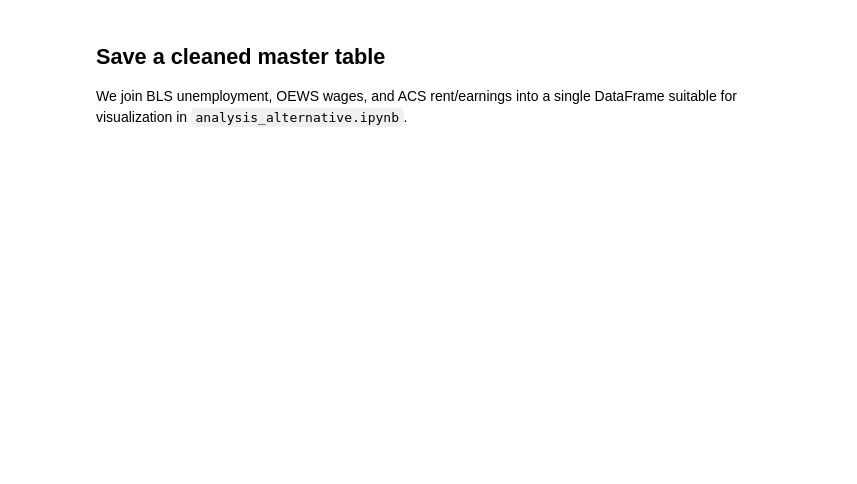
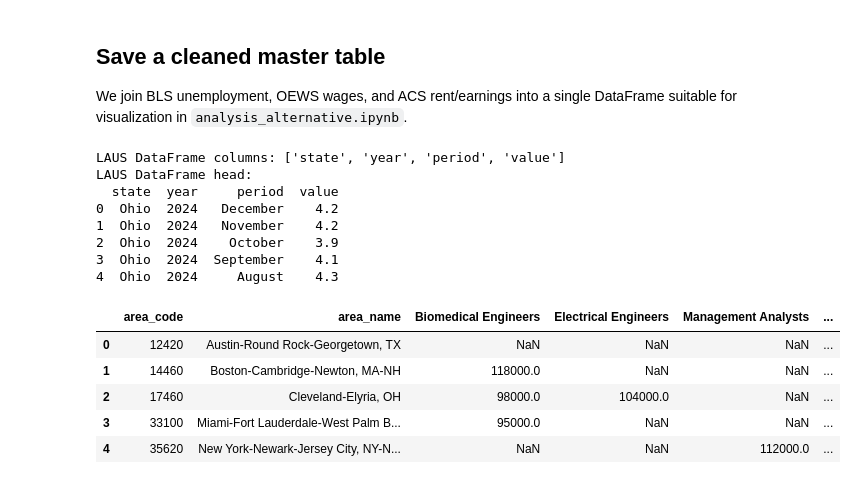
Before and after one commit to atharva789/data_viz_challenge, a Jupyter notebook: data_loading_script.ipynb, the cells around one changed output. Cells and saved outputs as stored; diff of their text form; code cells hidden in the pictures; blank space fills up the shorter version.

Commit message:
better code organization and data

```diff
--- a/data_loading_script.ipynb
+++ b/data_loading_script.ipynb
@@ -45,8 +47,13 @@ state_fips = {
     "Texas": "48",
     "Pennsylvania": "42",
 }
-series_ids = [f"LASST{fips}000000000003" for fips in state_fips.values()]
+# series_ids = [f"LASST{fips}000000000003" for fips in state_fips.values()]
+series_ids = [f"LAUST{fips}0000000000003" for fips in state_fips.values()]
 laus_csv = DATA_DIR / "laus_unemployment_rates.csv"
+
+# Add this before the LAUS section to force a fresh download
+if laus_csv.exists():
+    laus_csv.unlink()  # Delete the cached file
 
 try:
     if not BLS_API_KEY:
@@ -72,7 +79,8 @@ try:
 
     laus_rows = []
     for series in laus_json.get("Results", {}).get("series", []):
-        state = [k for k, v in state_fips.items() if series["seriesID"].startswith(f"LASST{v}")][0]
+        # state = [k for k, v in state_fips.items() if series["seriesID"].startswith(f"LASST{v}")][0]
+        state = [k for k, v in state_fips.items() if series["seriesID"].startswith(f"LAUST{v}")][0]
         for entry in series.get("data", []):
             laus_rows.append({
                 "state": state,
@@ -273,29 +335,62 @@ We join BLS unemployment, OEWS wages, and ACS rent/earnings into a single DataFr
 # %%
 
 # Aggregate OEWS wages to metro-level median values by occupation
 wage_pivot = merged.pivot_table(
     index=["area_code", "area_name"],
     columns="occupation",
     values="median_annual_wage",
     aggfunc="median",
 ).reset_index()
 
 # Merge ACS
+# master = wage_pivot.merge(
+#     acs_df,
+#     left_on="area_code",
+#     right_on="cbsa",
+#     how="left",
+# )
+
+# Convert area_code to string in both DataFrames for consistent merging
+wage_pivot['area_code'] = wage_pivot['area_code'].astype(str)
+acs_df['cbsa'] = acs_df['cbsa'].astype(str)
+
 master = wage_pivot.merge(
     acs_df,
     left_on="area_code",
     right_on="cbsa",
     how="left",
 )
 
 # Merge state unemployment by mapping area_name to state substring
 def infer_state(area_name: str) -> str:
     return area_name.split(",")[-1].strip() if "," in area_name else None
 
 master["state"] = master["area_name"].apply(infer_state)
+
+# Check what columns are in laus_df
+print("LAUS DataFrame columns:", laus_df.columns.tolist())
+print("LAUS DataFrame head:")
+print(laus_df.head())
+
+# Group by state and year
 state_unemp = laus_df.groupby(["state", "year"])['value'].mean().reset_index()
 state_unemp = state_unemp[state_unemp['year'] == '2023'][['state','value']].rename(columns={'value':'unemployment_rate_2023'})
 
 master = master.merge(state_unemp, on="state", how="left")
 master.to_csv(DATA_DIR / "master_real_world_metrics.csv", index=False)
 master.head()
+# %% [output]
+LAUS DataFrame columns: ['state', 'year', 'period', 'value']
+LAUS DataFrame head:
+  state  year     period  value
+0  Ohio  2024   December    4.2
+1  Ohio  2024   November    4.2
+2  Ohio  2024    October    3.9
+3  Ohio  2024  September    4.1
+4  Ohio  2024     August    4.3
+|  | area_code | area_name | Biomedical Engineers | Electrical Engineers | Management Analysts | ... |
+| 0 | 12420 | Austin-Round Rock-Georgetown, TX | NaN | NaN | NaN | ... |
+| 1 | 14460 | Boston-Cambridge-Newton, MA-NH | 118000.0 | NaN | NaN | ... |
+| 2 | 17460 | Cleveland-Elyria, OH | 98000.0 | 104000.0 | NaN | ... |
+| 3 | 33100 | Miami-Fort Lauderdale-West Palm B... | 95000.0 | NaN | NaN | ... |
+| 4 | 35620 | New York-Newark-Jersey City, NY-N... | NaN | NaN | 112000.0 | ... |
```
Also changed, not shown: parts of 4 cells of this notebook, 8 other files.
